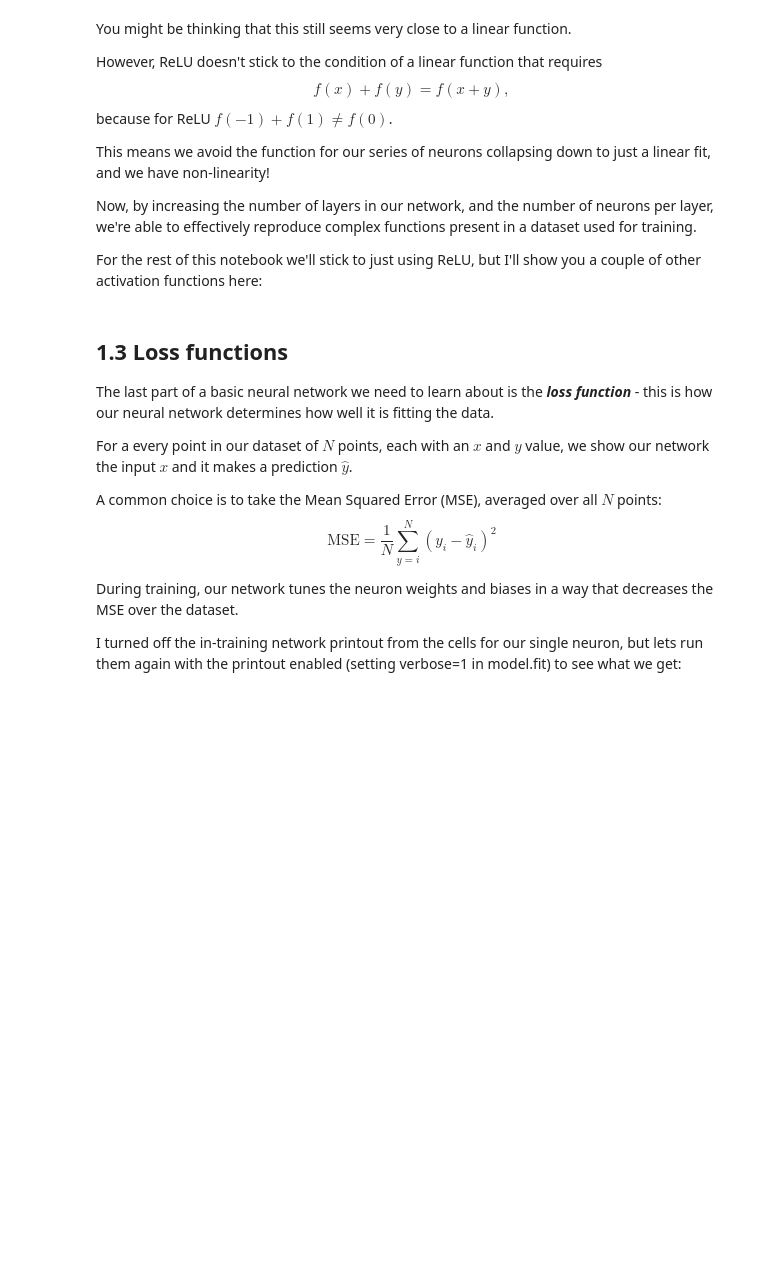
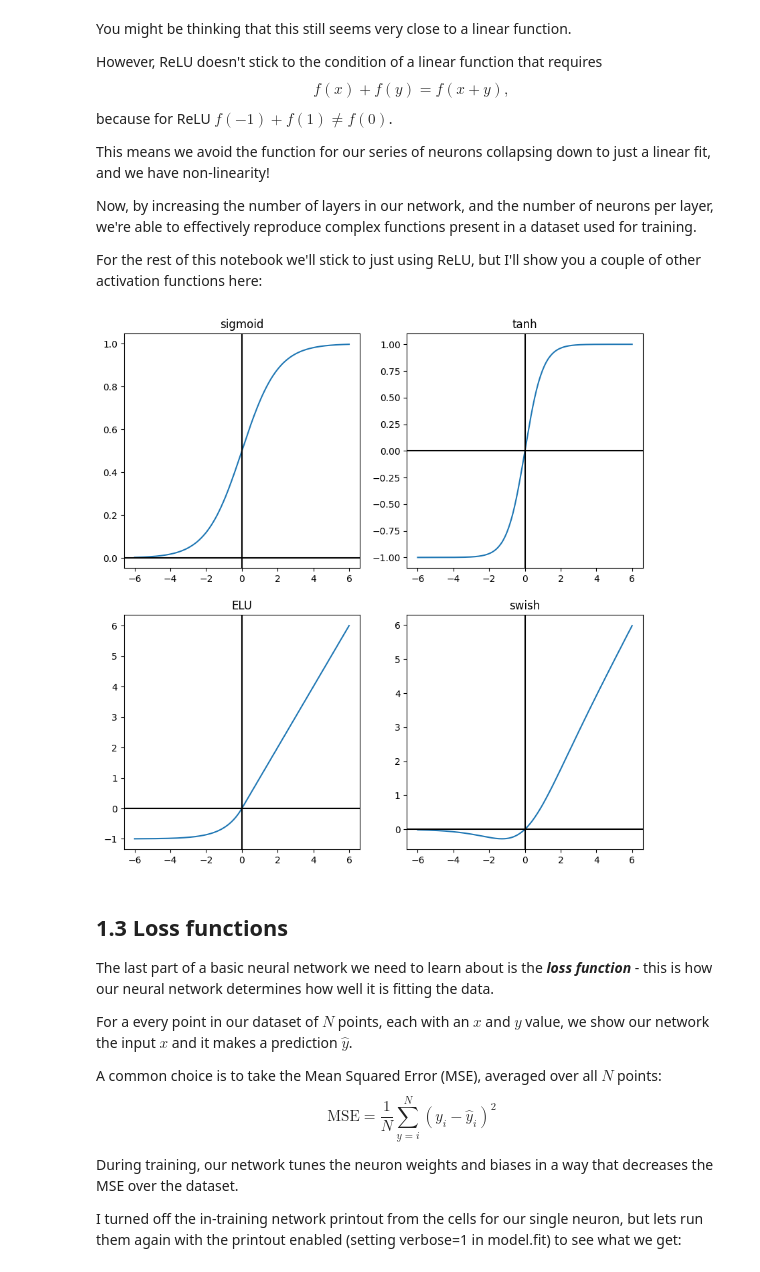
Before and after one commit to ojscutt/nn_session, a Jupyter notebook: nn_session.ipynb, the cells around one changed output. Drawn from its saved outputs; the diff is of its cells as text; code cells hidden in the pictures; blank space fills up the shorter version.

```diff
--- a/nn_session.ipynb
+++ b/nn_session.ipynb
@@ -192,7 +193,57 @@ Now, by increasing the number of layers in our network, and the number of neuron
 
 For the rest of this notebook we'll stick to just using ReLU, but I'll show you a couple of other activation functions here:
 # %%
-### ACTIVATION FUNCTIONS ###
+x = np.linspace(-6,6,1000)
+
+fig, ((ax1,ax2),(ax3,ax4)) = plt.subplots(nrows=2,ncols=2, figsize=(10,10))
+
+def sigmoid(x):
+  return 1/(1+(np.e**-x))
+
+y = [sigmoid(x_val) for x_val in x]
+
+ax1.plot(x,y)
+ax1.axvline(0, color='black')
+ax1.axhline(0, color='black')
+ax1.set_title('sigmoid')
+
+def tanh(x):
+  return ((np.e**x)-(np.e**-x))/((np.e**x)+(np.e**-x))
+
+y = [tanh(x_val) for x_val in x]
+
+ax2.plot(x,y)
+ax2.axvline(0, color='black')
+ax2.axhline(0, color='black')
+ax2.set_title('tanh')
+
+def elu(x):
+  if x >= 0:
+    y = x
+  else:
+    y = (np.e**x)-1
+  return y
+
+y = [elu(x_val) for x_val in x]
+
+ax3.plot(x,y)
+ax3.axvline(0, color='black')
+ax3.axhline(0, color='black')
+ax3.set_title('ELU')
+
+def swish(x):
+  return x*sigmoid(x)
+
+y = [swish(x_val) for x_val in x]
+
+ax4.plot(x,y)
+ax4.axvline(0, color='black')
+ax4.axhline(0, color='black')
+ax4.set_title('swish')
+
+plt.show()
+# %% [output]
+[figure, added]
 # %% [markdown]
 ## 1.3 Loss functions
 The last part of a basic neural network we need to learn about is the ***loss function*** - this is how our neural network determines how well it is fitting the data.
```
Also changed, not shown: parts of 3 cells of this notebook.
